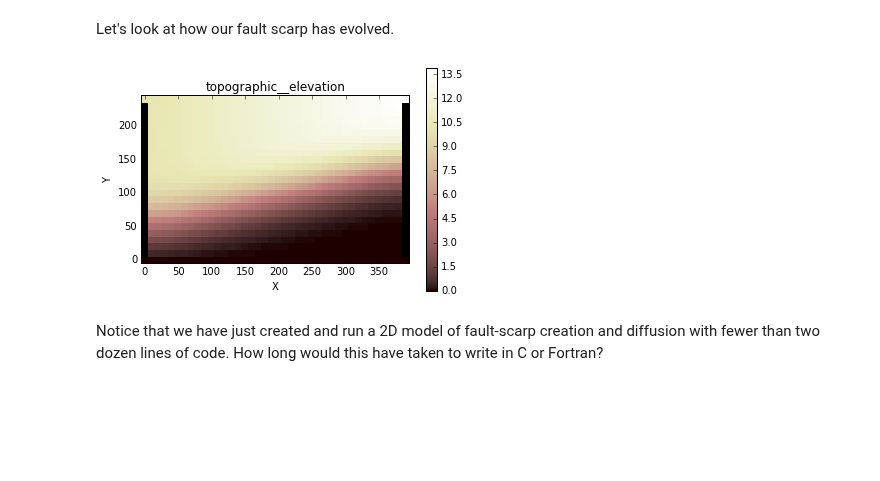
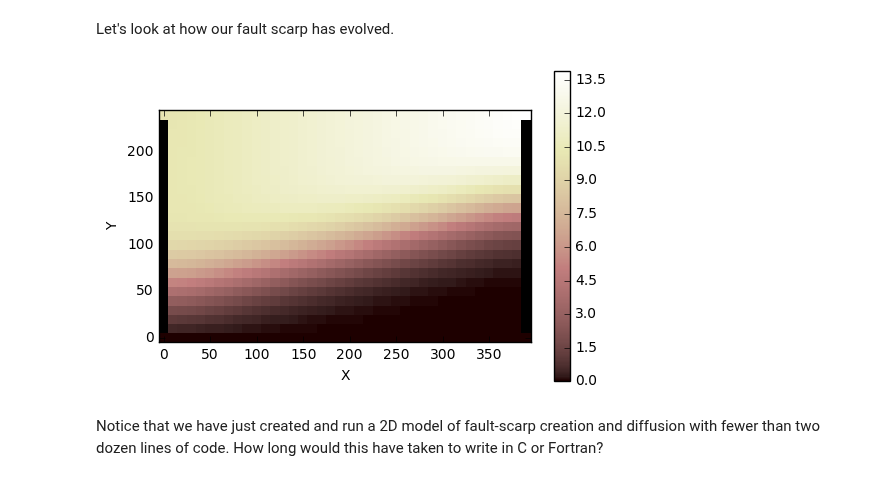
Before and after one commit to landlab/tutorials, a Jupyter notebook: fault_scarp/landlab-fault-scarp.ipynb, the cells around one changed output. Saved outputs shown, nothing was run; the diff lists cells and outputs as text; code cells hidden in the pictures; blank space fills up the shorter version.

```diff
--- a/fault_scarp/landlab-fault-scarp.ipynb
+++ b/fault_scarp/landlab-fault-scarp.ipynb
@@ -107,9 +107,9 @@ for i in range(25):
 # %% [markdown]
 Let's look at how our fault scarp has evolved.
 # %%
-imshow_grid_at_node(mg, 'topographic__elevation')
+imshow_grid(mg, 'topographic__elevation')
 # %% [output]
-[figure, old version]
+[figure, new version]
 # %% [markdown]
 Notice that we have just created and run a 2D model of fault-scarp creation and diffusion with fewer than two dozen lines of code. How long would this have taken to write in C or Fortran?
 # %% [markdown]
```
Also changed, not shown: parts of 5 cells of this notebook.
